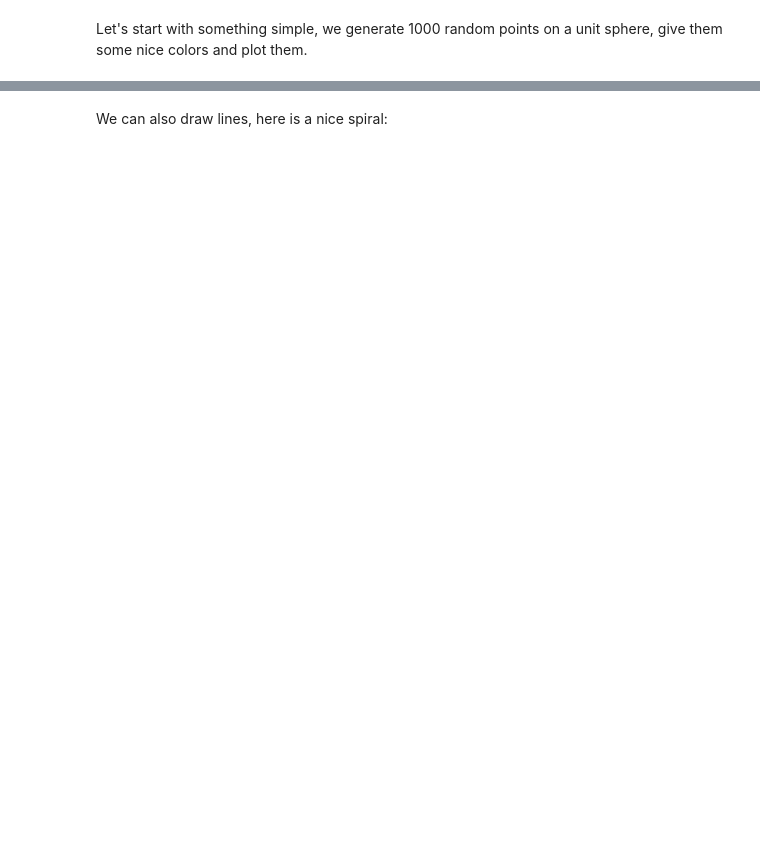
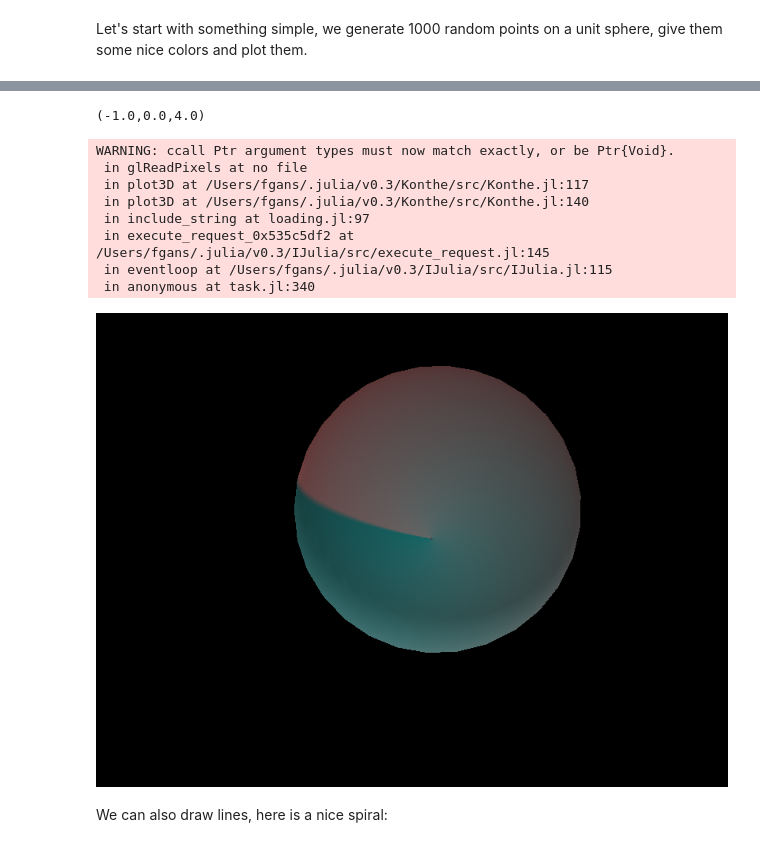
Before and after one commit to meggart/Konthe.jl, a Jupyter notebook: examples/KontheExamples.ipynb, the cells around one changed output, grey strips where cells are left out. Drawn from its saved outputs; the diff is of its cells as text; code cells hidden in the pictures; blank space fills up the shorter version.

```diff
--- a/examples/KontheExamples.ipynb
+++ b/examples/KontheExamples.ipynb
@@ -26,3 +40,23 @@ im
+# %%
+newPlot3D()
+img=Uint8[i==1 ? 255-2*j : 255-2*k for i=1:3, j=1:100, k=1:100]
+addTexture(img)
+sphere3D(0.0,0.0,0.0,1.0,texture=1)
+lightsON()
+#imwrite(im,"fig1.png")
+im=plot3D()
+im
+# %% [output]
+(-1.0,0.0,4.0)
+WARNING: ccall Ptr argument types must now match exactly, or be Ptr{Void}.
+ in glReadPixels at no file
+ in plot3D at /Users/fgans/.julia/v0.3/Konthe/src/Konthe.jl:117
+ in plot3D at /Users/fgans/.julia/v0.3/Konthe/src/Konthe.jl:140
+ in include_string at loading.jl:97
+ in execute_request_0x535c5df2 at /Users/fgans/.julia/v0.3/IJulia/src/execute_request.jl:145
+ in eventloop at /Users/fgans/.julia/v0.3/IJulia/src/IJulia.jl:115
+ in anonymous at task.jl:340
+[figure, added]
 # %% [markdown]
 We can also draw lines, here is a nice spiral:
 # %%
```
Also changed, not shown: parts of 10 cells of this notebook, 5 other files.
